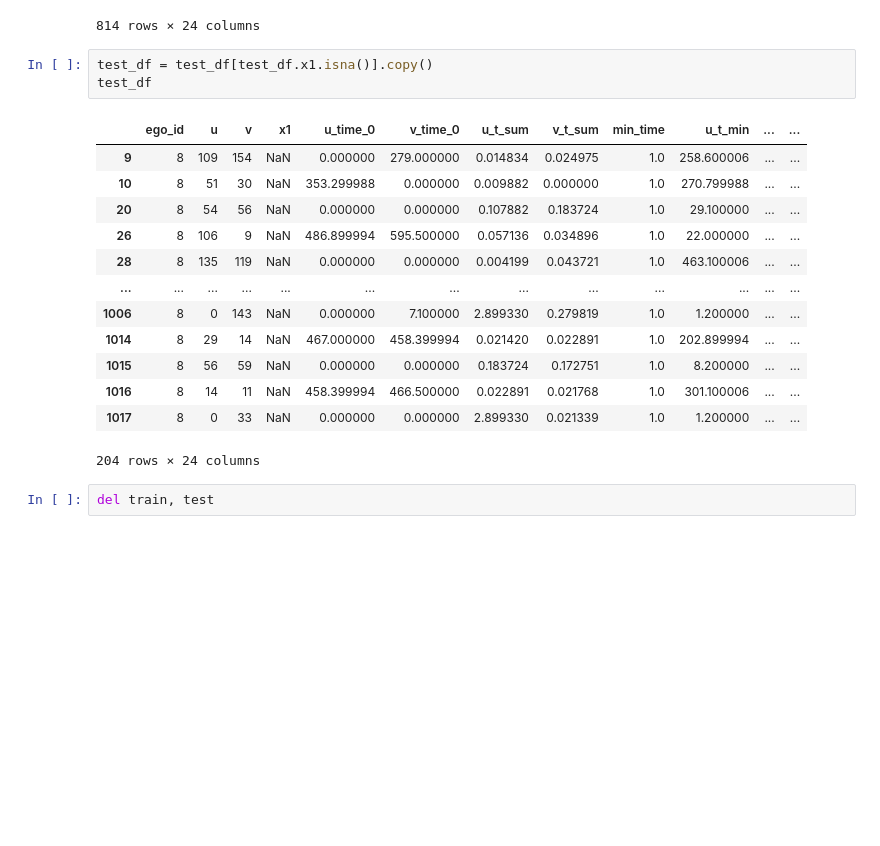
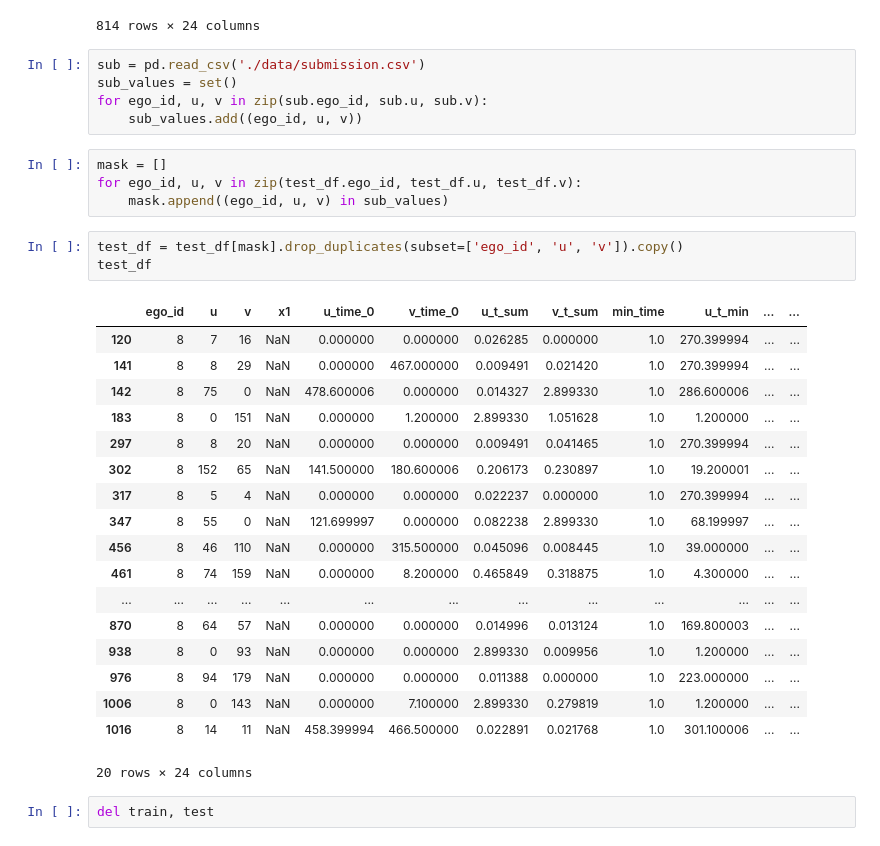
Before and after one commit to Technolog796/VK-friends-interaction-2023, a Jupyter notebook: x2, x3, t features.ipynb, the cells around one changed output. Saved outputs shown, nothing was run; the diff lists cells and outputs as text; blank space fills up the shorter version.

```diff
--- a/x2, x3, t features.ipynb
+++ b/x2, x3, t features.ipynb
@@ -213,23 +213,37 @@ val_df
 | 1012 | 8 | 91 | 13 | 6.132724e-15 | 366.500000 | 0.000000 | 0.018146 | 0.028162 | 1.0 | 214.199997 | ... | ... |
 | 1013 | 8 | 132 | 17 | 1.826740e+00 | 0.000000 | 169.800003 | 0.119841 | 0.381358 | 1.0 | 12.500000 | ... | ... |
 814 rows × 24 columns
-# %%
-test_df = test_df[test_df.x1.isna()].copy()
-test_df
-# %% [output]
-|  | ego_id | u | v | x1 | u_time_0 | v_time_0 | u_t_sum | v_t_sum | min_time | u_t_min | ... | ... |
-| 9 | 8 | 109 | 154 | NaN | 0.000000 | 279.000000 | 0.014834 | 0.024975 | 1.0 | 258.600006 | ... | ... |
-| 10 | 8 | 51 | 30 | NaN | 353.299988 | 0.000000 | 0.009882 | 0.000000 | 1.0 | 270.799988 | ... | ... |
-| 20 | 8 | 54 | 56 | NaN | 0.000000 | 0.000000 | 0.107882 | 0.183724 | 1.0 | 29.100000 | ... | ... |
-| 26 | 8 | 106 | 9 | NaN | 486.899994 | 595.500000 | 0.057136 | 0.034896 | 1.0 | 22.000000 | ... | ... |
-| 28 | 8 | 135 | 119 | NaN | 0.000000 | 0.000000 | 0.004199 | 0.043721 | 1.0 | 463.100006 | ... | ... |
-| ... | ... | ... | ... | ... | ... | ... | ... | ... | ... | ... | ... | ... |
-| 1006 | 8 | 0 | 143 | NaN | 0.000000 | 7.100000 | 2.899330 | 0.279819 | 1.0 | 1.200000 | ... | ... |
-| 1014 | 8 | 29 | 14 | NaN | 467.000000 | 458.399994 | 0.021420 | 0.022891 | 1.0 | 202.899994 | ... | ... |
-| 1015 | 8 | 56 | 59 | NaN | 0.000000 | 0.000000 | 0.183724 | 0.172751 | 1.0 | 8.200000 | ... | ... |
-| 1016 | 8 | 14 | 11 | NaN | 458.399994 | 466.500000 | 0.022891 | 0.021768 | 1.0 | 301.100006 | ... | ... |
-| 1017 | 8 | 0 | 33 | NaN | 0.000000 | 0.000000 | 2.899330 | 0.021339 | 1.0 | 1.200000 | ... | ... |
-204 rows × 24 columns
+# %%
+sub = pd.read_csv('./data/submission.csv')
+sub_values = set()
+for ego_id, u, v in zip(sub.ego_id, sub.u, sub.v):
+    sub_values.add((ego_id, u, v))
+# %%
+mask = []
+for ego_id, u, v in zip(test_df.ego_id, test_df.u, test_df.v):
+    mask.append((ego_id, u, v) in sub_values)
+# %%
+test_df = test_df[mask].drop_duplicates(subset=['ego_id', 'u', 'v']).copy()
+test_df
+# %% [output]
+|  | ego_id | u | v | x1 | u_time_0 | v_time_0 | u_t_sum | v_t_sum | min_time | u_t_min | ... | ... |
+| 120 | 8 | 7 | 16 | NaN | 0.000000 | 0.000000 | 0.026285 | 0.000000 | 1.0 | 270.399994 | ... | ... |
+| 141 | 8 | 8 | 29 | NaN | 0.000000 | 467.000000 | 0.009491 | 0.021420 | 1.0 | 270.399994 | ... | ... |
+| 142 | 8 | 75 | 0 | NaN | 478.600006 | 0.000000 | 0.014327 | 2.899330 | 1.0 | 286.600006 | ... | ... |
+| 183 | 8 | 0 | 151 | NaN | 0.000000 | 1.200000 | 2.899330 | 1.051628 | 1.0 | 1.200000 | ... | ... |
+| 297 | 8 | 8 | 20 | NaN | 0.000000 | 0.000000 | 0.009491 | 0.041465 | 1.0 | 270.399994 | ... | ... |
+| 302 | 8 | 152 | 65 | NaN | 141.500000 | 180.600006 | 0.206173 | 0.230897 | 1.0 | 19.200001 | ... | ... |
+| 317 | 8 | 5 | 4 | NaN | 0.000000 | 0.000000 | 0.022237 | 0.000000 | 1.0 | 270.399994 | ... | ... |
+| 347 | 8 | 55 | 0 | NaN | 121.699997 | 0.000000 | 0.082238 | 2.899330 | 1.0 | 68.199997 | ... | ... |
+| 456 | 8 | 46 | 110 | NaN | 0.000000 | 315.500000 | 0.045096 | 0.008445 | 1.0 | 39.000000 | ... | ... |
+| 461 | 8 | 74 | 159 | NaN | 0.000000 | 8.200000 | 0.465849 | 0.318875 | 1.0 | 4.300000 | ... | ... |
+| ... | ... | ... | ... | ... | ... | ... | ... | ... | ... | ... | ... | ... |
+| 870 | 8 | 64 | 57 | NaN | 0.000000 | 0.000000 | 0.014996 | 0.013124 | 1.0 | 169.800003 | ... | ... |
+| 938 | 8 | 0 | 93 | NaN | 0.000000 | 0.000000 | 2.899330 | 0.009956 | 1.0 | 1.200000 | ... | ... |
+| 976 | 8 | 94 | 179 | NaN | 0.000000 | 0.000000 | 0.011388 | 0.000000 | 1.0 | 223.000000 | ... | ... |
+| 1006 | 8 | 0 | 143 | NaN | 0.000000 | 7.100000 | 2.899330 | 0.279819 | 1.0 | 1.200000 | ... | ... |
+| 1016 | 8 | 14 | 11 | NaN | 458.399994 | 466.500000 | 0.022891 | 0.021768 | 1.0 | 301.100006 | ... | ... |
+20 rows × 24 columns
 # %%
 del train, test
 # %%
```
Also changed, not shown: parts of 3 cells of this notebook.
